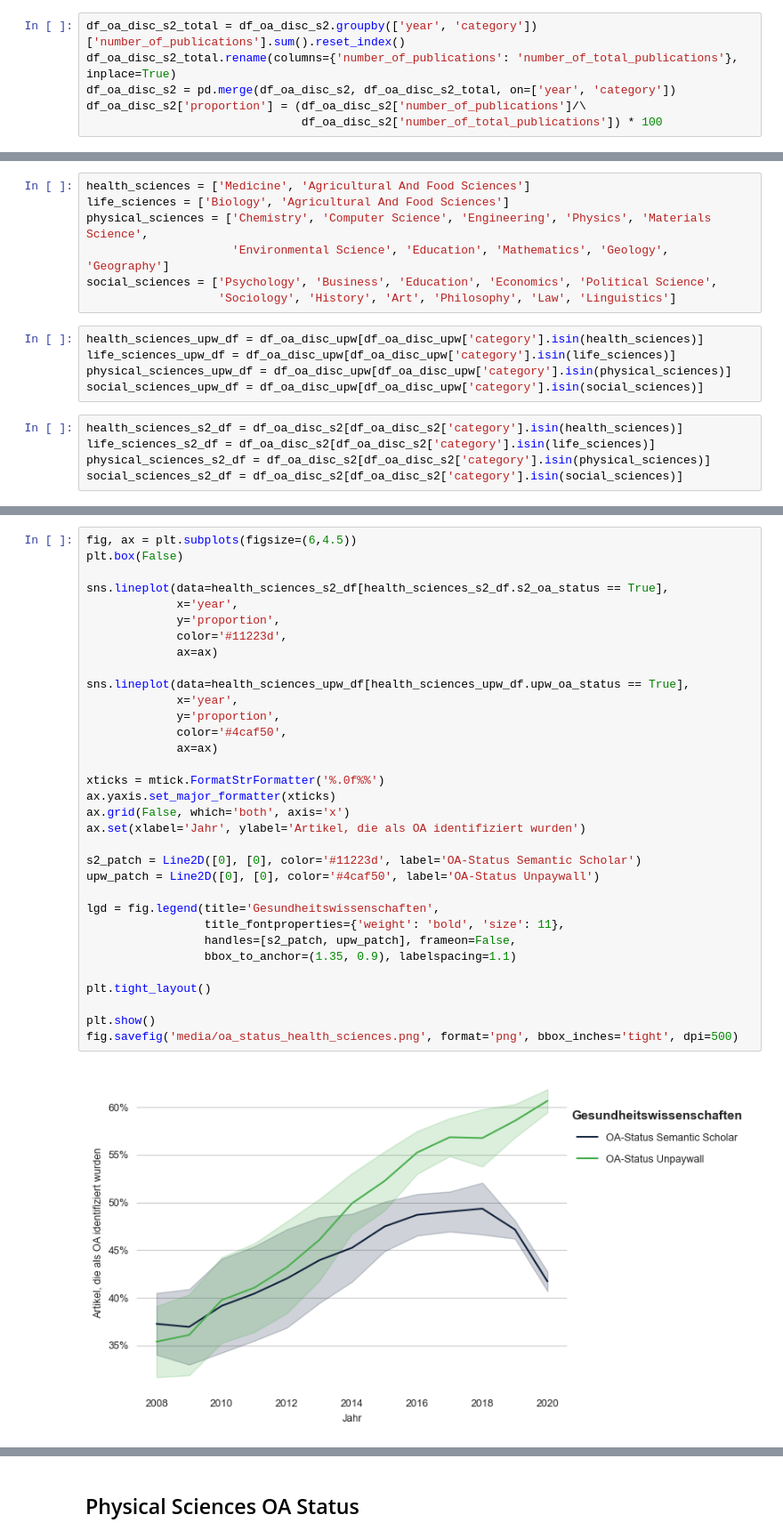
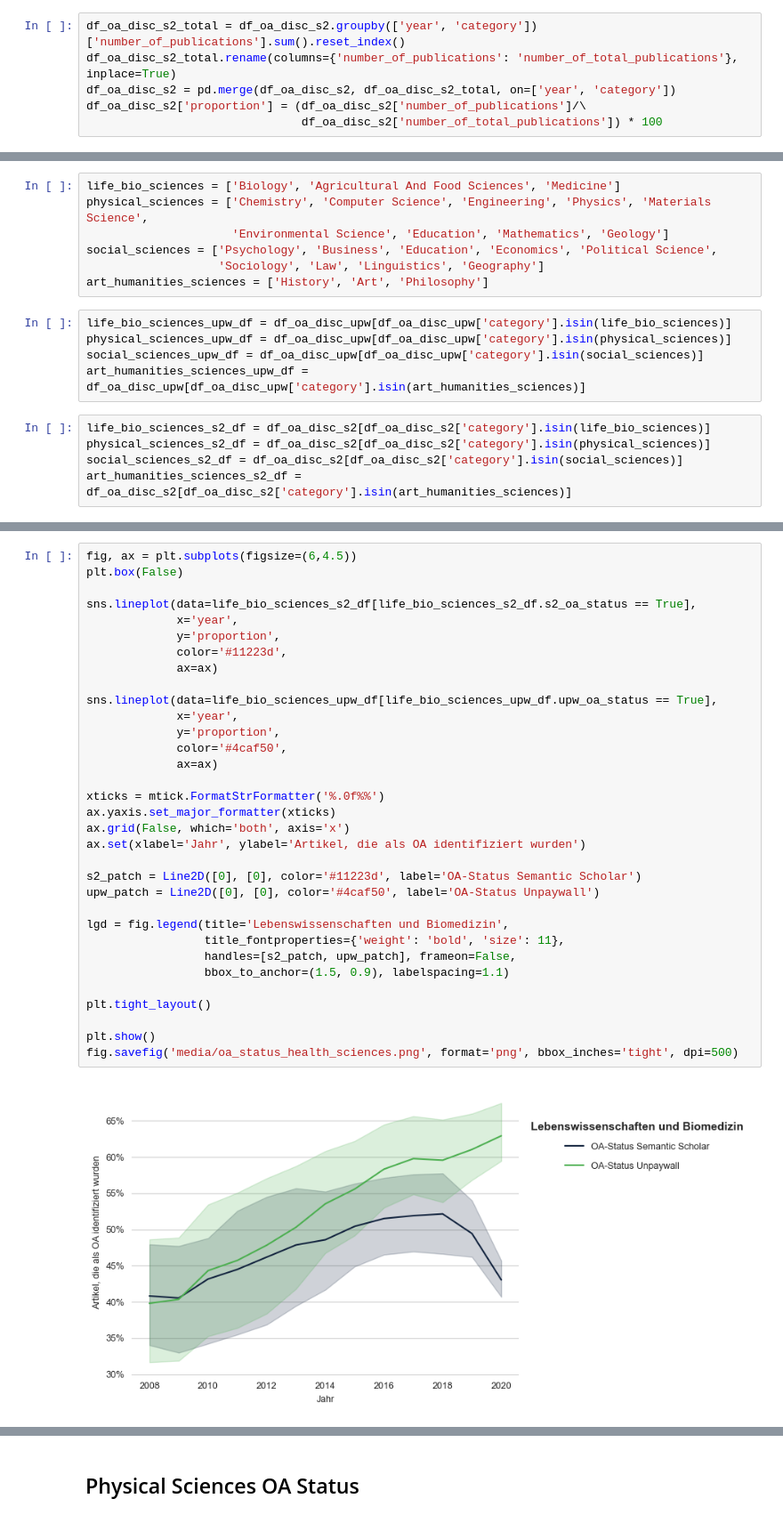
Before and after one commit to naustica/MA, a Jupyter notebook: Codebook.ipynb, the cells around one changed output, grey strips where cells are left out. Shown at 89% size. Drawn from its saved outputs; the diff is of its cells as text.

```diff
--- a/Codebook.ipynb
+++ b/Codebook.ipynb
@@ -1037,19 +1070,19 @@ df_oa_disc_upw_table[df_oa_disc_upw_table.upw_oa_status==True].sort_values(by=['
 | 29 | Linguistics | True | 9437 | 27437048 | 21137 | ... |
 | 27 | Law | True | 6740 | 27437048 | 22820 | ... |
 # %%
-health_sciences = ['Medicine', 'Agricultural And Food Sciences']
-life_sciences = ['Biology', 'Agricultural And Food Sciences']
+life_bio_sciences = ['Biology', 'Agricultural And Food Sciences', 'Medicine']
 physical_sciences = ['Chemistry', 'Computer Science', 'Engineering', 'Physics', 'Materials Science',
-                     'Environmental Science', 'Education', 'Mathematics', 'Geology', 'Geography']
+                     'Environmental Science', 'Education', 'Mathematics', 'Geology']
 social_sciences = ['Psychology', 'Business', 'Education', 'Economics', 'Political Science',
-                   'Sociology', 'History', 'Art', 'Philosophy', 'Law', 'Linguistics']
+                   'Sociology', 'Law', 'Linguistics', 'Geography']
+art_humanities_sciences = ['History', 'Art', 'Philosophy']
 # %%
-health_sciences_upw_df = df_oa_disc_upw[df_oa_disc_upw['category'].isin(health_sciences)]
-life_sciences_upw_df = df_oa_disc_upw[df_oa_disc_upw['category'].isin(life_sciences)]
+life_bio_sciences_upw_df = df_oa_disc_upw[df_oa_disc_upw['category'].isin(life_bio_sciences)]
 physical_sciences_upw_df = df_oa_disc_upw[df_oa_disc_upw['category'].isin(physical_sciences)]
 social_sciences_upw_df = df_oa_disc_upw[df_oa_disc_upw['category'].isin(social_sciences)]
+art_humanities_sciences_upw_df = df_oa_disc_upw[df_oa_disc_upw['category'].isin(art_humanities_sciences)]
 # %%
-health_sciences_s2_df = df_oa_disc_s2[df_oa_disc_s2['category'].isin(health_sciences)]
-life_sciences_s2_df = df_oa_disc_s2[df_oa_disc_s2['category'].isin(life_sciences)]
+life_bio_sciences_s2_df = df_oa_disc_s2[df_oa_disc_s2['category'].isin(life_bio_sciences)]
 physical_sciences_s2_df = df_oa_disc_s2[df_oa_disc_s2['category'].isin(physical_sciences)]
 social_sciences_s2_df = df_oa_disc_s2[df_oa_disc_s2['category'].isin(social_sciences)]
+art_humanities_sciences_s2_df = df_oa_disc_s2[df_oa_disc_s2['category'].isin(art_humanities_sciences)]
@@ -1058,38 +1115,38 @@ social_sciences_s2_df = df_oa_disc_s2[df_oa_disc_s2['category'].isin(social_scie
 # %%
 fig, ax = plt.subplots(figsize=(6,4.5))
 plt.box(False)
 
-sns.lineplot(data=health_sciences_s2_df[health_sciences_s2_df.s2_oa_status == True],
+sns.lineplot(data=life_bio_sciences_s2_df[life_bio_sciences_s2_df.s2_oa_status == True],
              x='year',
              y='proportion',
              color='#11223d',
              ax=ax)
 
-sns.lineplot(data=health_sciences_upw_df[health_sciences_upw_df.upw_oa_status == True],
+sns.lineplot(data=life_bio_sciences_upw_df[life_bio_sciences_upw_df.upw_oa_status == True],
              x='year',
              y='proportion',
              color='#4caf50',
              ax=ax)
 
 xticks = mtick.FormatStrFormatter('%.0f%%')
 ax.yaxis.set_major_formatter(xticks)
 ax.grid(False, which='both', axis='x')
 ax.set(xlabel='Jahr', ylabel='Artikel, die als OA identifiziert wurden')
 
 s2_patch = Line2D([0], [0], color='#11223d', label='OA-Status Semantic Scholar')
 upw_patch = Line2D([0], [0], color='#4caf50', label='OA-Status Unpaywall')
 
-lgd = fig.legend(title='Gesundheitswissenschaften',
+lgd = fig.legend(title='Lebenswissenschaften und Biomedizin',
                  title_fontproperties={'weight': 'bold', 'size': 11},
                  handles=[s2_patch, upw_patch], frameon=False,
-                 bbox_to_anchor=(1.35, 0.9), labelspacing=1.1)
+                 bbox_to_anchor=(1.5, 0.9), labelspacing=1.1)
 
 plt.tight_layout()
 
 plt.show()
 fig.savefig('media/oa_status_health_sciences.png', format='png', bbox_inches='tight', dpi=500)
 # %% [output]
-[figure, old version]
+[figure, new version]
 # %%
 fig, ax = plt.subplots(figsize=(6,4.5))
 plt.box(False)
```
Also changed, not shown: parts of 20 cells of this notebook, 5 other files.
